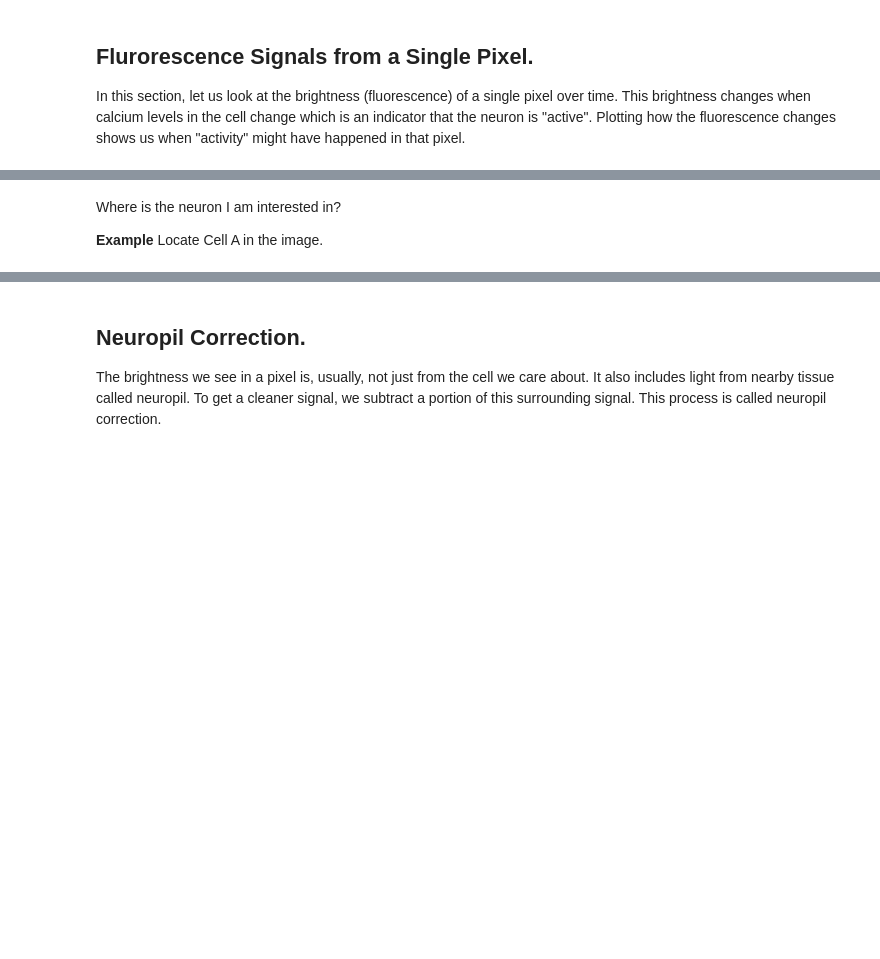
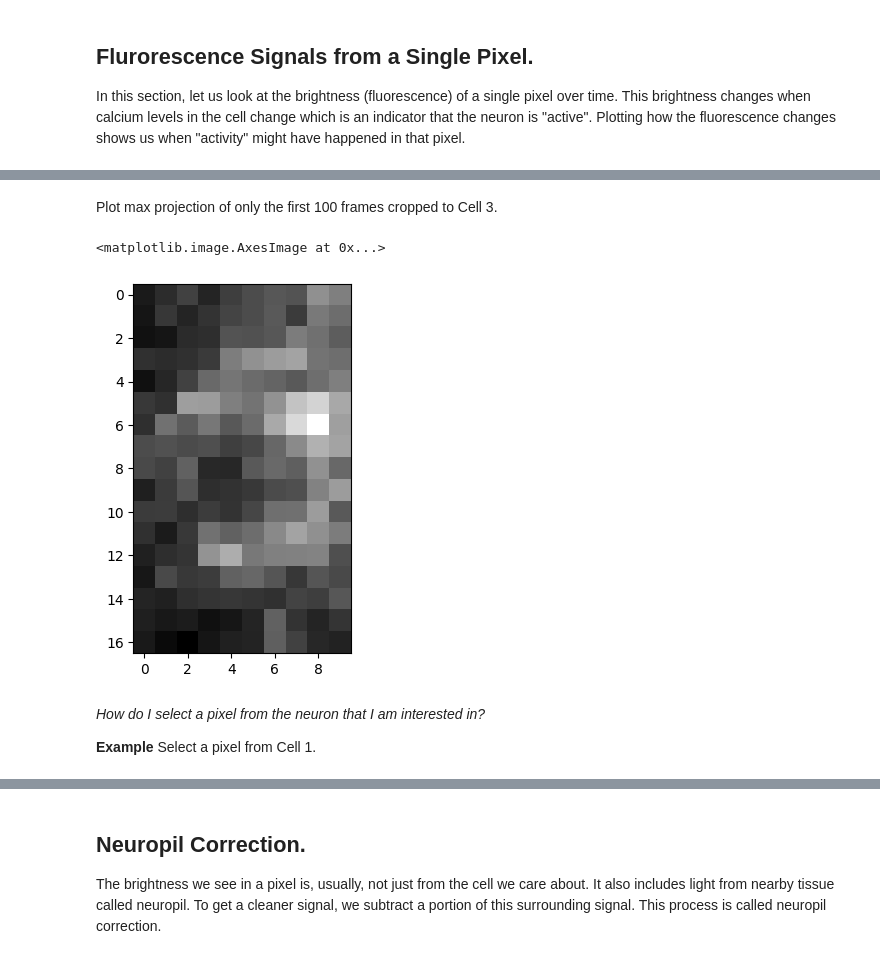
Before and after one commit to bkampa/intro-to-calcium-imaging-analysis-in-python-2025, a Jupyter notebook: day1/02. Single-Pixel Fluorescence in Calcium Imaging.ipynb, the cells around one changed output, grey strips where cells are left out. Cells and saved outputs as stored; diff of their text form; code cells hidden in the pictures; blank space fills up the shorter version.

```diff
--- a/day1/02. Single-Pixel Fluorescence in Calcium Imaging.ipynb
+++ b/day1/02. Single-Pixel Fluorescence in Calcium Imaging.ipynb
@@ -69,11 +103,16 @@ plt.imshow(rep_image, cmap='gray')
+# %% [markdown]
+Plot max projection of only the first 100 frames cropped to Cell 3.
 # %%
 data = imread('data/demoMovie.tif')
-rep_image = data[0:100, 23:40, 0:10].mean(axis=0)
+rep_image = data[0:100, 23:40, 0:10].max(axis=0)
 plt.imshow(rep_image, cmap='gray')
+# %% [output]
+<matplotlib.image.AxesImage at 0x...>
+[figure, added]
 # %% [markdown]
-Where is the neuron I am interested in?
+*How do I select a pixel from the neuron that I am interested in?*
 
-**Example** Locate Cell A in the image.
+**Example** Select a pixel from Cell 1.
 # %%
 rep_image = data[:, :, :].mean(axis=0)
 plt.imshow(rep_image, cmap='gray')
```
Also changed, not shown: parts of 27 cells of this notebook.
